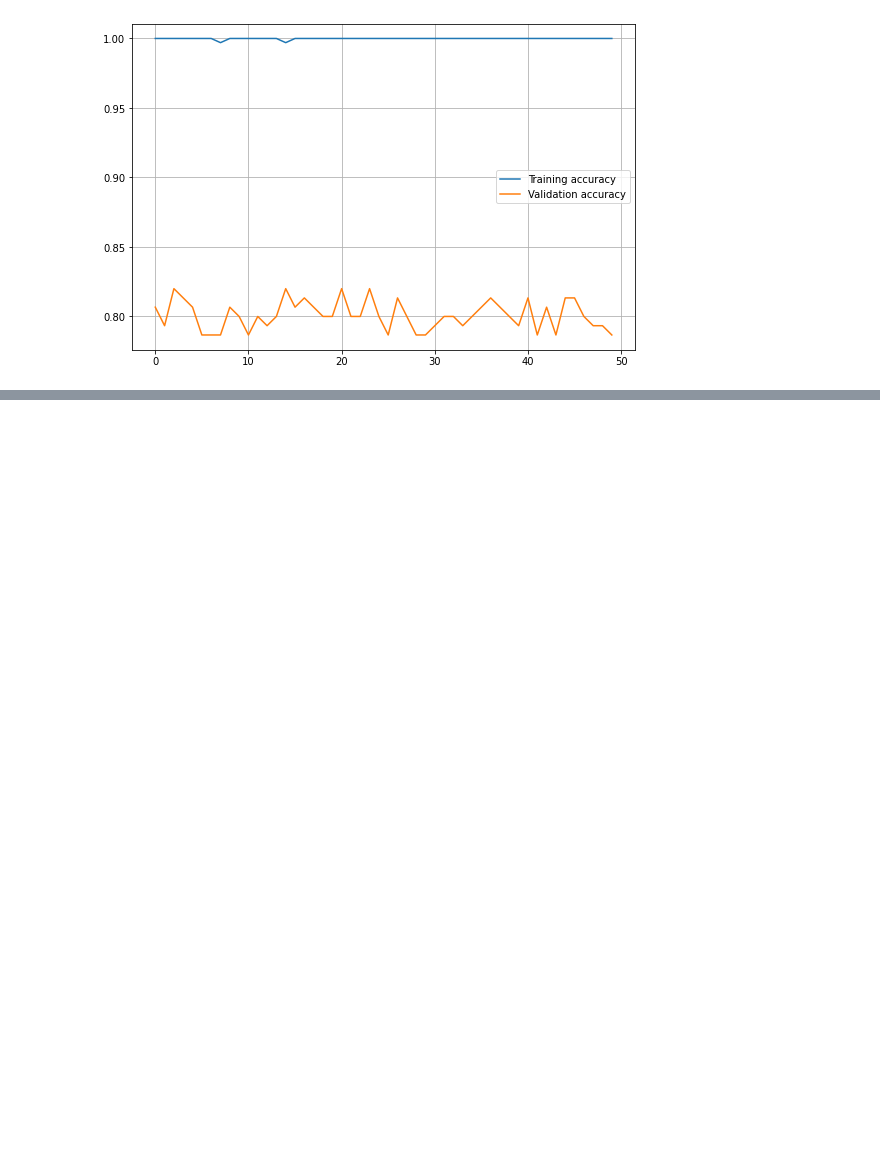
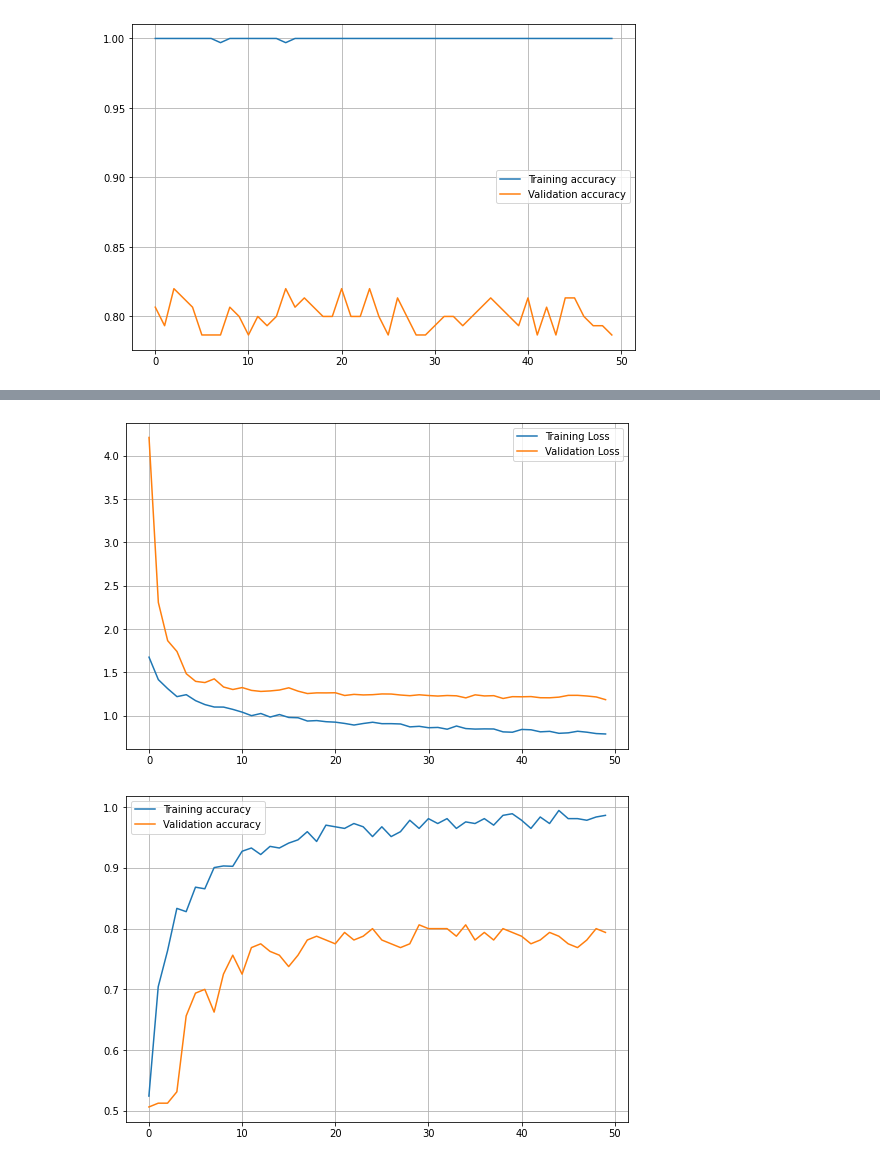
Before and after one commit to Seungeun-Song/Study-for-K-Digital-AI-developer, a Jupyter notebook: Practice/21_04_20_base_model_5_3_2_with_가중치초기화.ipynb, the cells around one changed output, grey strips where cells are left out. Cells and saved outputs as stored; diff of their text form; code cells hidden in the pictures; blank space fills up the shorter version.

```diff
--- a/Practice/21_04_20_base_model_5_3_2_with_가중치초기화.ipynb
+++ b/Practice/21_04_20_base_model_5_3_2_with_가중치초기화.ipynb
@@ -340,0 +361,14 @@ plt.show()
+# %%
+from keras.preprocessing.image import ImageDataGenerator
+
+# image directory
+image_dir = '/content/img'
+
+random_seed = 414
+
+datagen = ImageDataGenerator(rescale = 1./255, validation_split=0.3)
+
+train_generator = datagen.flow_from_directory(image_dir,target_size = (640, 640), seed=random_seed,
+                                                    batch_size = 10, class_mode = 'binary', subset='training')
+valid_generator = datagen.flow_from_directory(image_dir, target_size=(640, 640), seed=random_seed,
+                                              batch_size=10, class_mode='binary', subset='validation')
@@ -340,0 +433,5 @@ plt.show()
+# %%
+%%time
+
+Hist = model.fit(train_generator, steps_per_epoch=38,
+                epochs=50, validation_data=valid_generator, validation_steps=16)
@@ -340,0 +456,24 @@ plt.show()
+# %%
+loss, accuracy = model.evaluate(valid_generator, steps=162//50)
+print(loss, accuracy)
+
+import matplotlib.pyplot as plt
+
+
+plt.figure(figsize = (9, 6))
+plt.plot( Hist.history['loss'])
+plt.plot(Hist.history['val_loss'])
+
+plt.legend(['Training Loss', 'Validation Loss'])
+plt.grid()
+plt.show()
+
+
+plt.figure(figsize = (9, 6))
+plt.plot(Hist.history['accuracy'])
+plt.plot( Hist.history['val_accuracy'])
+
+plt.legend(['Training accuracy', 'Validation accuracy'])
+plt.grid()
+plt.show()
+# %% [output]
@@ -340,0 +482,2 @@ plt.show()
+[figure, added]
+[figure, added]
```
Also changed, not shown: parts of 7 cells of this notebook.
